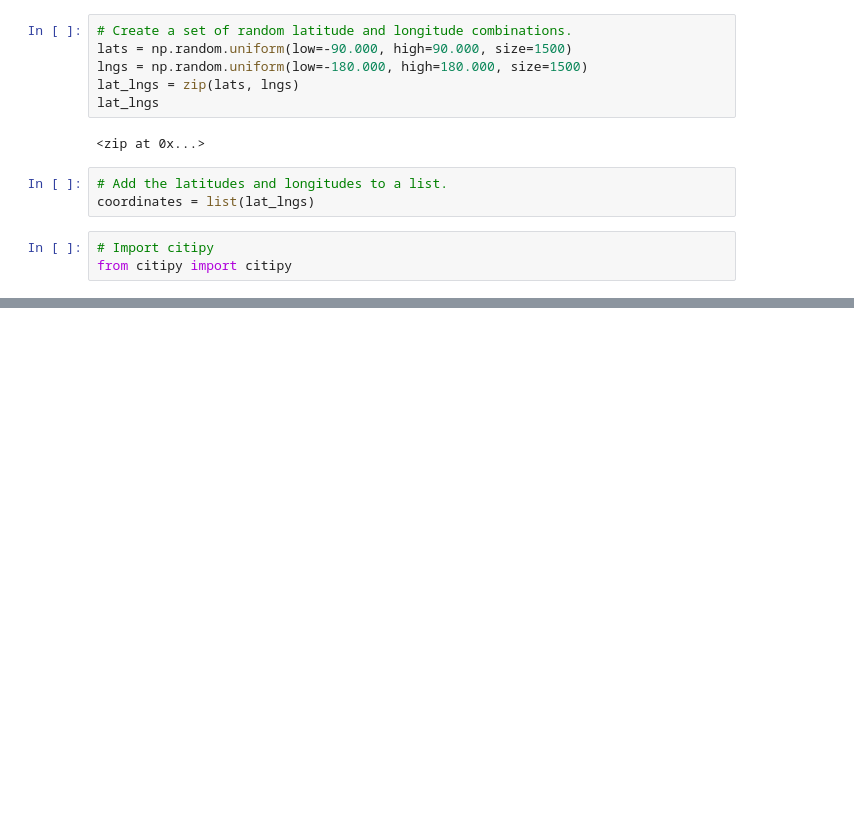
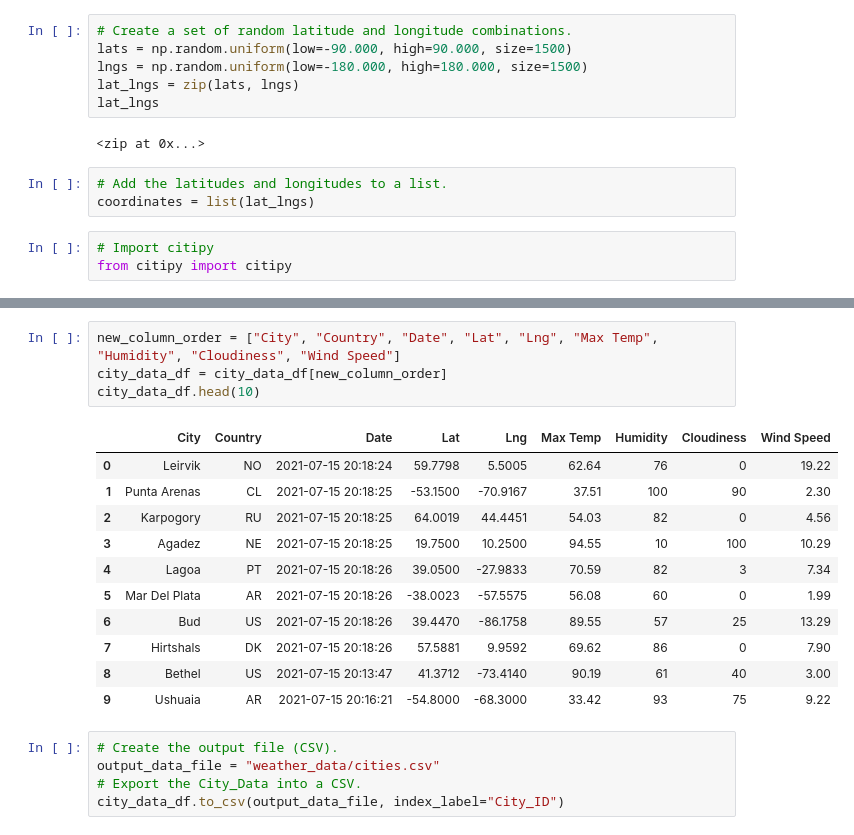
Before and after one commit to katrina356/World_Weather_Analysis, a Jupyter notebook: WeatherPy.ipynb, the cells around one changed output, grey strips where cells are left out. Cells and saved outputs as stored; diff of their text form; blank space fills up the shorter version.

```diff
--- a/WeatherPy.ipynb
+++ b/WeatherPy.ipynb
@@ -33,0 +190,21 @@ len(cities)
+# %%
+new_column_order = ["City", "Country", "Date", "Lat", "Lng", "Max Temp", "Humidity", "Cloudiness", "Wind Speed"]
+city_data_df = city_data_df[new_column_order]
+city_data_df.head(10)
+# %% [output]
+|  | City | Country | Date | Lat | Lng | Max Temp | Humidity | Cloudiness | Wind Speed |
+| 0 | Leirvik | NO | 2021-07-15 20:18:24 | 59.7798 | 5.5005 | 62.64 | 76 | 0 | 19.22 |
+| 1 | Punta Arenas | CL | 2021-07-15 20:18:25 | -53.1500 | -70.9167 | 37.51 | 100 | 90 | 2.30 |
+| 2 | Karpogory | RU | 2021-07-15 20:18:25 | 64.0019 | 44.4451 | 54.03 | 82 | 0 | 4.56 |
+| 3 | Agadez | NE | 2021-07-15 20:18:25 | 19.7500 | 10.2500 | 94.55 | 10 | 100 | 10.29 |
+| 4 | Lagoa | PT | 2021-07-15 20:18:26 | 39.0500 | -27.9833 | 70.59 | 82 | 3 | 7.34 |
+| 5 | Mar Del Plata | AR | 2021-07-15 20:18:26 | -38.0023 | -57.5575 | 56.08 | 60 | 0 | 1.99 |
+| 6 | Bud | US | 2021-07-15 20:18:26 | 39.4470 | -86.1758 | 89.55 | 57 | 25 | 13.29 |
+| 7 | Hirtshals | DK | 2021-07-15 20:18:26 | 57.5881 | 9.9592 | 69.62 | 86 | 0 | 7.90 |
+| 8 | Bethel | US | 2021-07-15 20:13:47 | 41.3712 | -73.4140 | 90.19 | 61 | 40 | 3.00 |
+| 9 | Ushuaia | AR | 2021-07-15 20:16:21 | -54.8000 | -68.3000 | 33.42 | 93 | 75 | 9.22 |
+# %%
+# Create the output file (CSV).
+output_data_file = "weather_data/cities.csv"
+# Export the City_Data into a CSV.
+city_data_df.to_csv(output_data_file, index_label="City_ID")
```
Also changed, not shown: parts of 11 cells of this notebook, 3 other files.
